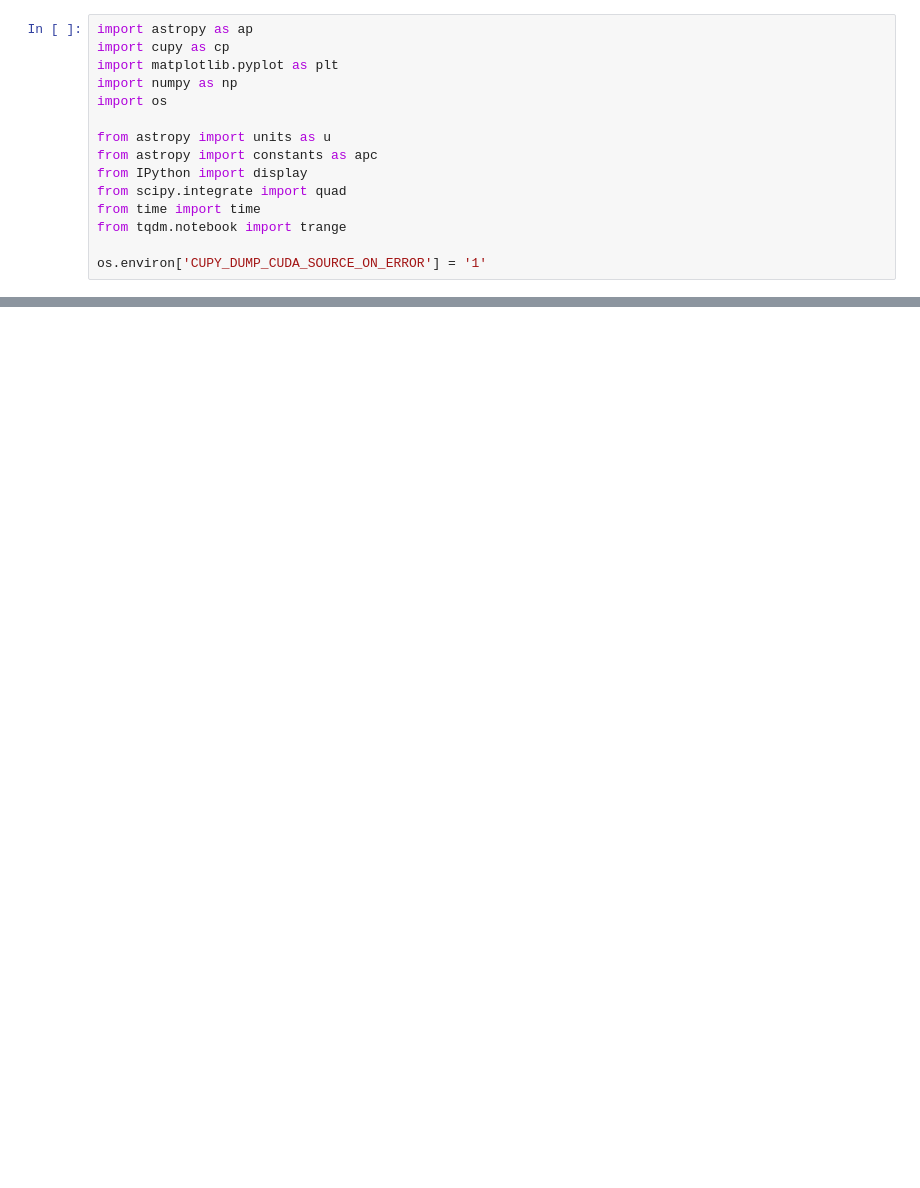
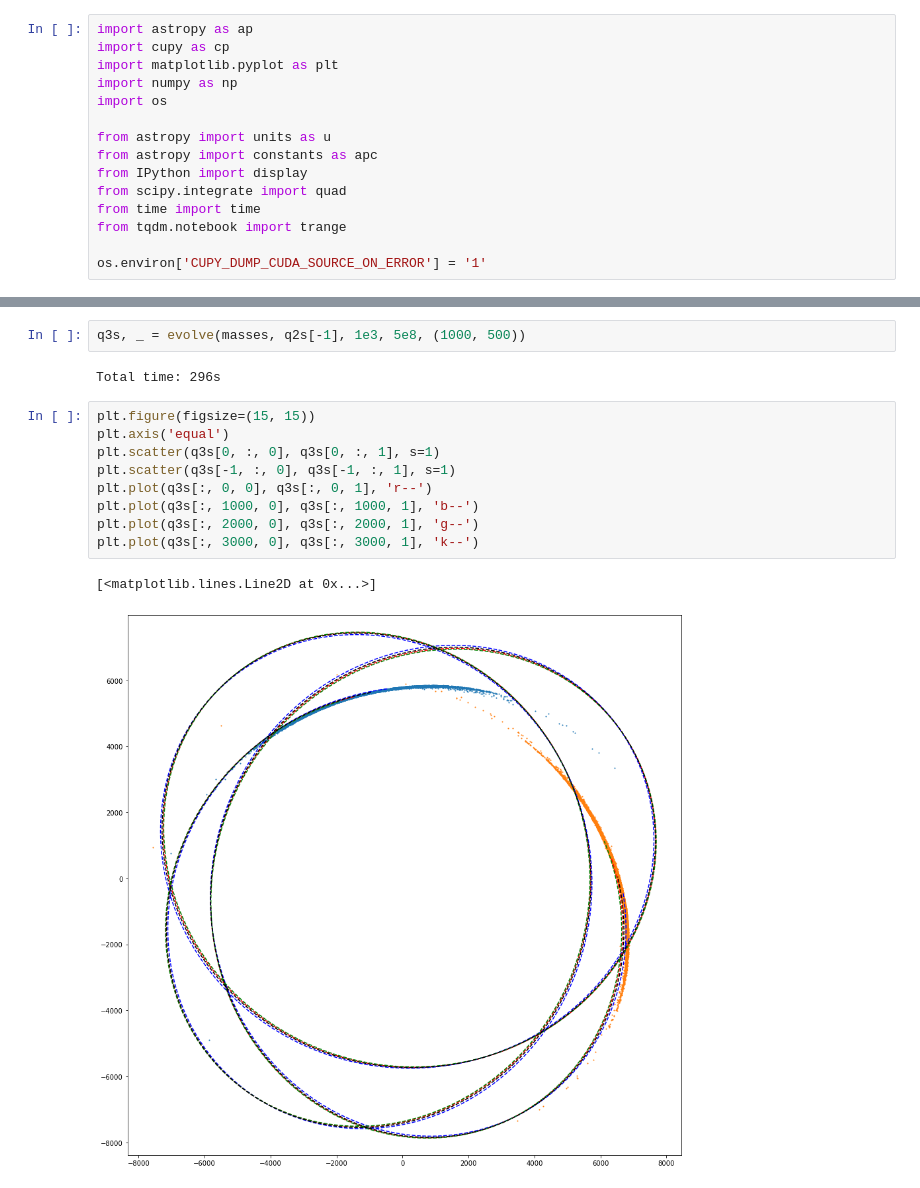
Before and after one commit to NoaVidovic/stream-nbody-simulation, a Jupyter notebook: n_body_orbit_integration.ipynb, the cells around one changed output, grey strips where cells are left out. Cells and saved outputs as stored; diff of their text form; blank space fills up the shorter version.

```diff
--- a/n_body_orbit_integration.ipynb
+++ b/n_body_orbit_integration.ipynb
@@ -423,0 +378,16 @@ plt.axhline(koupa_cdf(0.5), c='k', ls=':')
+# %%
+q3s, _ = evolve(masses, q2s[-1], 1e3, 5e8, (1000, 500))
+# %% [output]
+Total time: 296s
+# %%
+plt.figure(figsize=(15, 15))
+plt.axis('equal')
+plt.scatter(q3s[0, :, 0], q3s[0, :, 1], s=1)
+plt.scatter(q3s[-1, :, 0], q3s[-1, :, 1], s=1)
+plt.plot(q3s[:, 0, 0], q3s[:, 0, 1], 'r--')
+plt.plot(q3s[:, 1000, 0], q3s[:, 1000, 1], 'b--')
+plt.plot(q3s[:, 2000, 0], q3s[:, 2000, 1], 'g--')
+plt.plot(q3s[:, 3000, 0], q3s[:, 3000, 1], 'k--')
+# %% [output]
+[<matplotlib.lines.Line2D at 0x...>]
+[figure, added]
```
Also changed, not shown: parts of 19 cells of this notebook, 1 other file.
